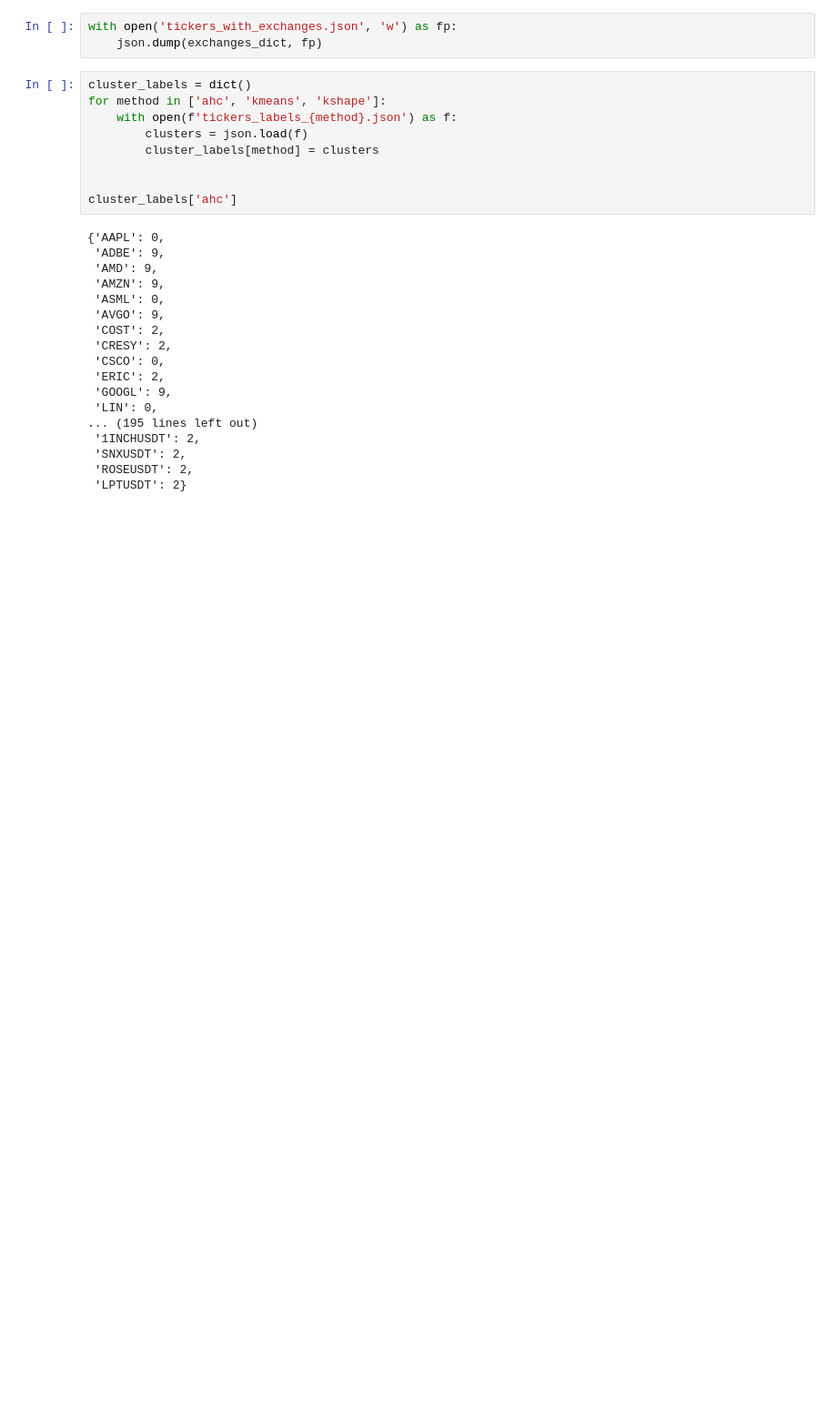
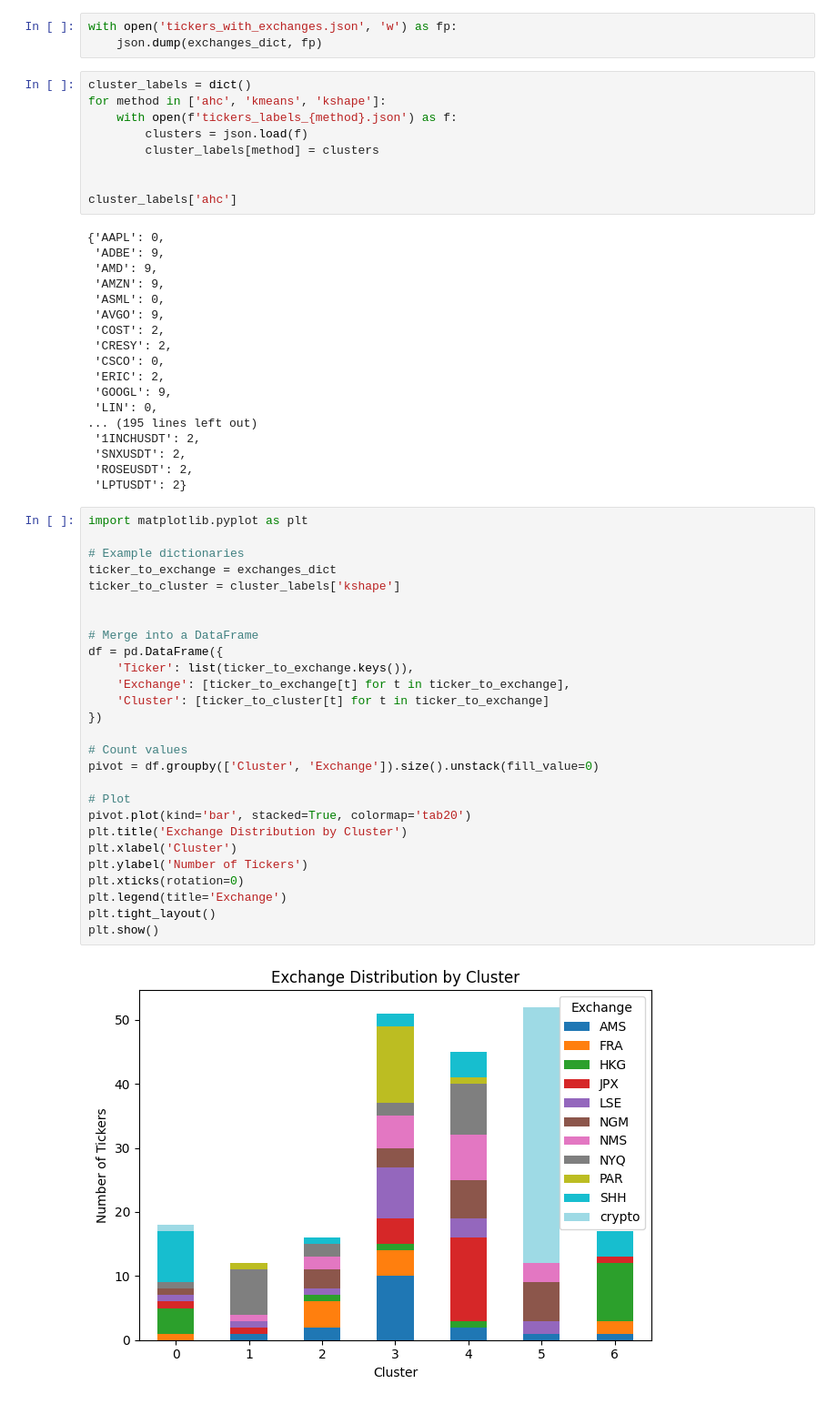
Before and after one commit to KirillKovalchuk02/thesis_clustering, a Jupyter notebook: test.ipynb, the cells around one changed output. Shown at 91% size. Drawn from its saved outputs; the diff is of its cells as text; blank space fills up the shorter version.

```diff
--- a/test.ipynb
+++ b/test.ipynb
@@ -114,3 +114,32 @@ cluster_labels['ahc']
  'SNXUSDT': 2,
  'ROSEUSDT': 2,
  'LPTUSDT': 2}
+# %%
+import matplotlib.pyplot as plt
+
+# Example dictionaries
+ticker_to_exchange = exchanges_dict
+ticker_to_cluster = cluster_labels['kshape']
+
+
+# Merge into a DataFrame
+df = pd.DataFrame({
+    'Ticker': list(ticker_to_exchange.keys()),
+    'Exchange': [ticker_to_exchange[t] for t in ticker_to_exchange],
+    'Cluster': [ticker_to_cluster[t] for t in ticker_to_exchange]
+})
+
+# Count values
+pivot = df.groupby(['Cluster', 'Exchange']).size().unstack(fill_value=0)
+
+# Plot
+pivot.plot(kind='bar', stacked=True, colormap='tab20')
+plt.title('Exchange Distribution by Cluster')
+plt.xlabel('Cluster')
+plt.ylabel('Number of Tickers')
+plt.xticks(rotation=0)
+plt.legend(title='Exchange')
+plt.tight_layout()
+plt.show()
+# %% [output]
+[figure, added]
```
Also changed, not shown: parts of 3 cells of this notebook.
